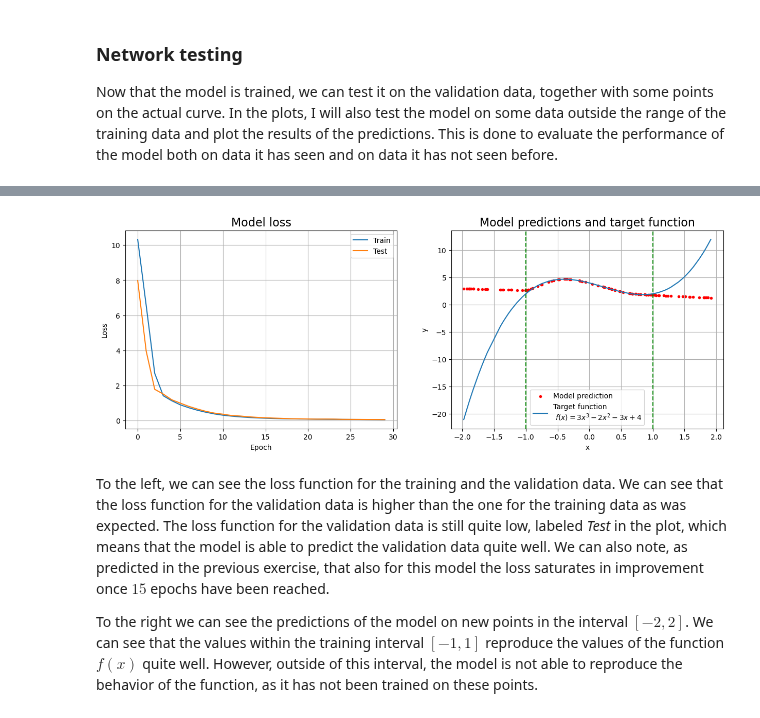
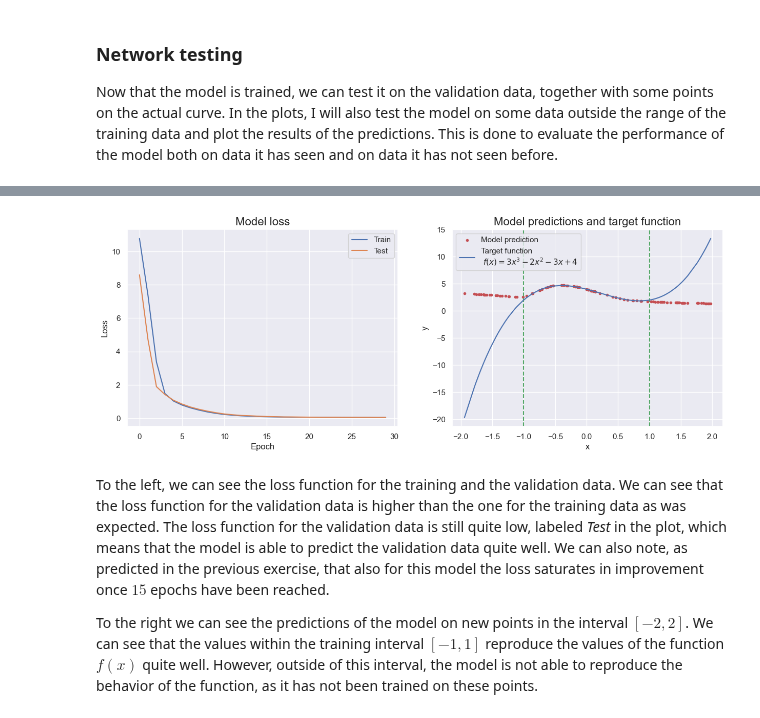
Before and after one commit to tommasoperitoree/Numerical_Simulation_Laboratory, a Jupyter notebook: LSN_11/LSN_11.2.ipynb, the cells around one changed output, grey strips where cells are left out. Cells and saved outputs as stored; diff of their text form; code cells hidden in the pictures.

```diff
--- a/LSN_11/LSN_11.2.ipynb
+++ b/LSN_11/LSN_11.2.ipynb
@@ -13,6 +13,9 @@ from tensorflow.keras import backend as K
 from tensorflow.keras.utils import get_custom_objects
 from tensorflow.keras import activations
 
+import seaborn as sns
+sns.set_theme(style='darkgrid')
+
 seed=0
 np.random.seed(seed) # fix random seed
 tf.random.set_seed(seed)
@@ -172,7 +175,7 @@ plt.title('Model loss', fontsize = 16)
 plt.ylabel('Loss')
 plt.xlabel('Epoch')
 plt.legend(['Train', 'Test'], loc = 'best')
-plt.grid()
+plt.grid(True)
 
 
 # Compare the model prediction with the target function
@@ -191,7 +194,7 @@ plt.plot(x_predicted, y_target_ext, label = "Target function\n $f(x) = 3x^3 - 2x
 plt.xlabel("x")
 plt.ylabel("y")
 plt.title("Model predictions and target function", fontsize = 16)
-plt.grid()
+plt.grid(True)
 plt.legend()
 plt.show()
 # %% [output]
@@ -199,4 +202,4 @@ plt.show()
-[figure, old version]
+[figure, new version]
 # %% [markdown]
 To the left, we can see the loss function for the training and the validation data. We can see that the loss function for the validation data is higher than the one for the training data as was expected. The loss function for the validation data is still quite low, labeled _Test_ in the plot, which means that the model is able to predict the validation data quite well. We can also note, as predicted in the previous exercise, that also for this model the loss saturates in improvement once $15$ epochs have been reached.
 
```
Also changed, not shown: parts of 5 cells of this notebook, 2 other files.
